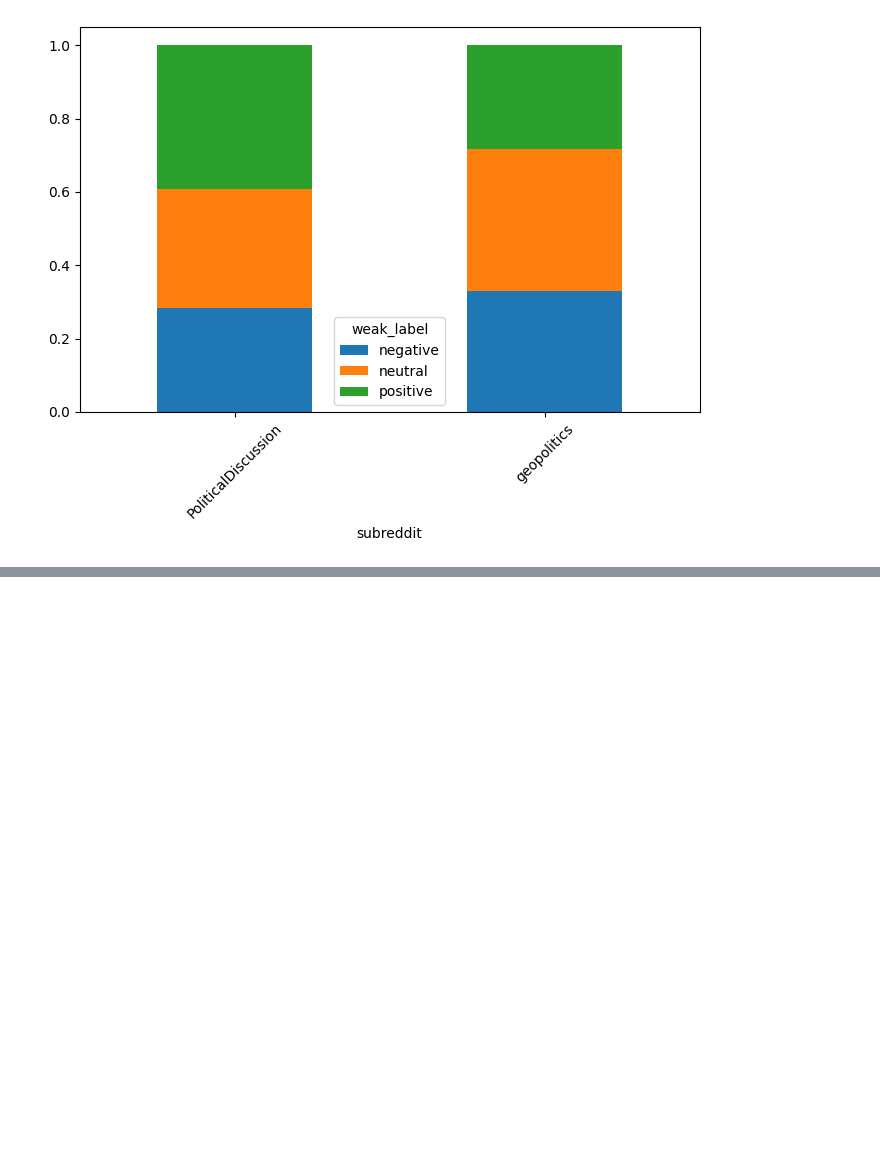
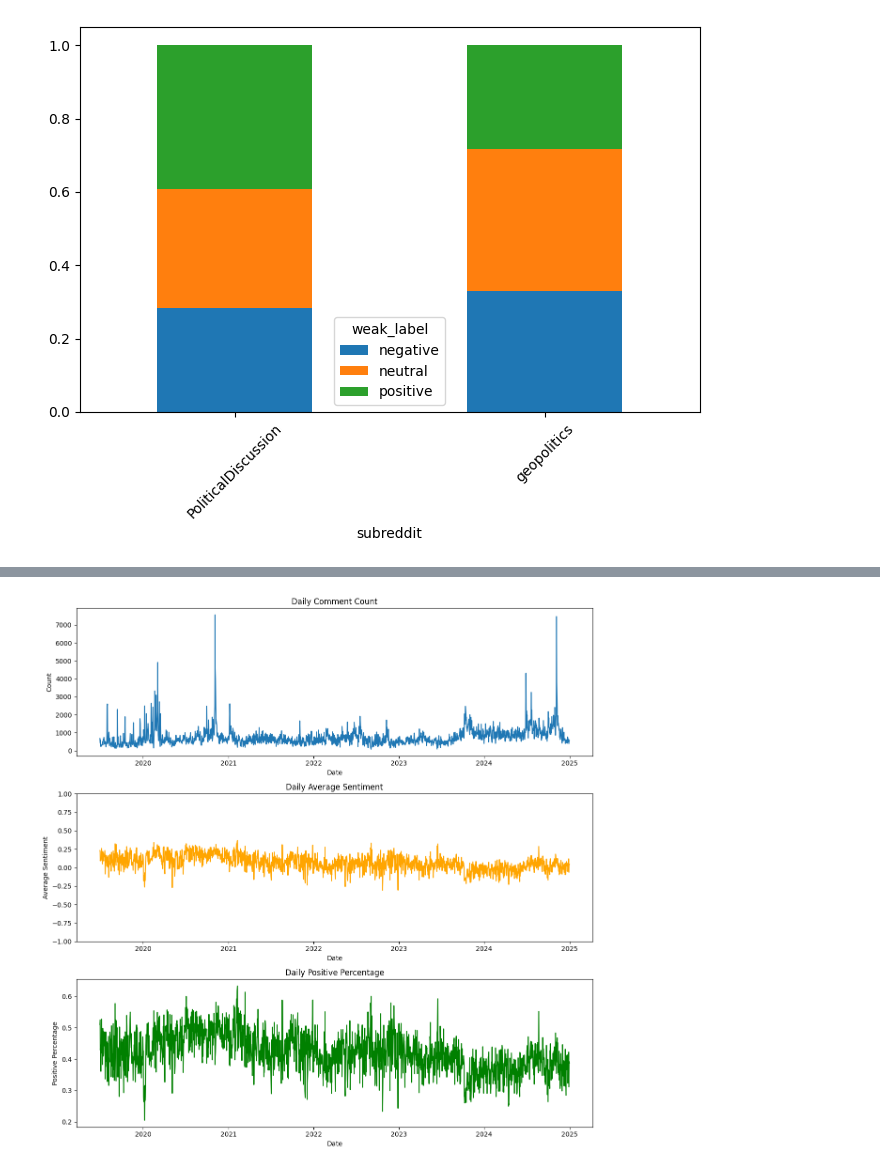
Before and after one commit to anshxl/golden-spikes, a Jupyter notebook: notebooks/labelling.ipynb, the cells around one changed output, grey strips where cells are left out. Cells and saved outputs as stored; diff of their text form; code cells hidden in the pictures; blank space fills up the shorter version.

```diff
--- a/notebooks/labelling.ipynb
+++ b/notebooks/labelling.ipynb
@@ -85,0 +102,16 @@ array(['investing', 'geopolitics', 'finance', 'PoliticalDiscussion',
+# %%
+# Average sentiment and volume per day
+daily_comments = (
+    comments
+    .groupby(comments['date'].dt.date)
+    .agg(
+        comment_count=('id', 'count'),
+        avg_sentiment=('vader', 'mean'),
+        pos_pct=('vader', lambda x: (x > 0).mean()),
+    )
+    .rename_axis('date')
+    .reset_index()
+)
+daily_comments['date'] = pd.to_datetime(daily_comments['date'])
+
+daily_comments.head()
@@ -85,0 +125,24 @@ array(['investing', 'geopolitics', 'finance', 'PoliticalDiscussion',
+# %%
+# Plotting daily comment statistics
+plt.figure(figsize=(12, 12))
+plt.subplot(3, 1, 1)
+plt.plot(daily_comments['date'], daily_comments['comment_count'], label='Comment Count')
+plt.title('Daily Comment Count')
+plt.xlabel('Date')
+plt.ylabel('Count')
+
+plt.subplot(3, 1, 2)
+plt.plot(daily_comments['date'], daily_comments['avg_sentiment'], label='Average Sentiment', color='orange')
+plt.title('Daily Average Sentiment')
+plt.ylim([-1, 1])
+plt.xlabel('Date')
+plt.ylabel('Average Sentiment')
+
+plt.subplot(3, 1, 3)
+plt.plot(daily_comments['date'], daily_comments['pos_pct'], label='Positive Percentage', color='green')
+plt.title('Daily Positive Percentage')
+plt.xlabel('Date')
+plt.ylabel('Positive Percentage')
+plt.tight_layout()
+# %% [output]
+[figure, added]
```
Also changed, not shown: parts of 10 cells of this notebook, 2 other files.
